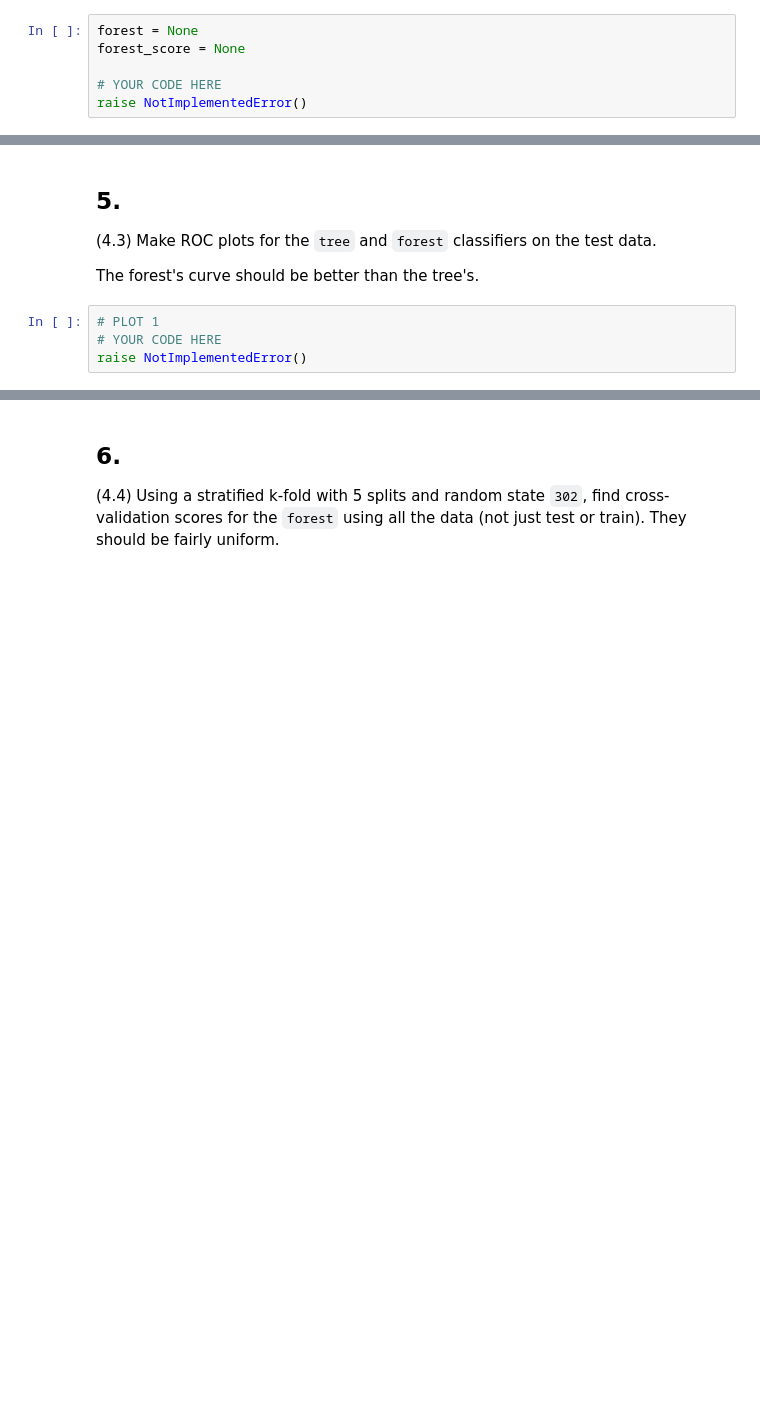
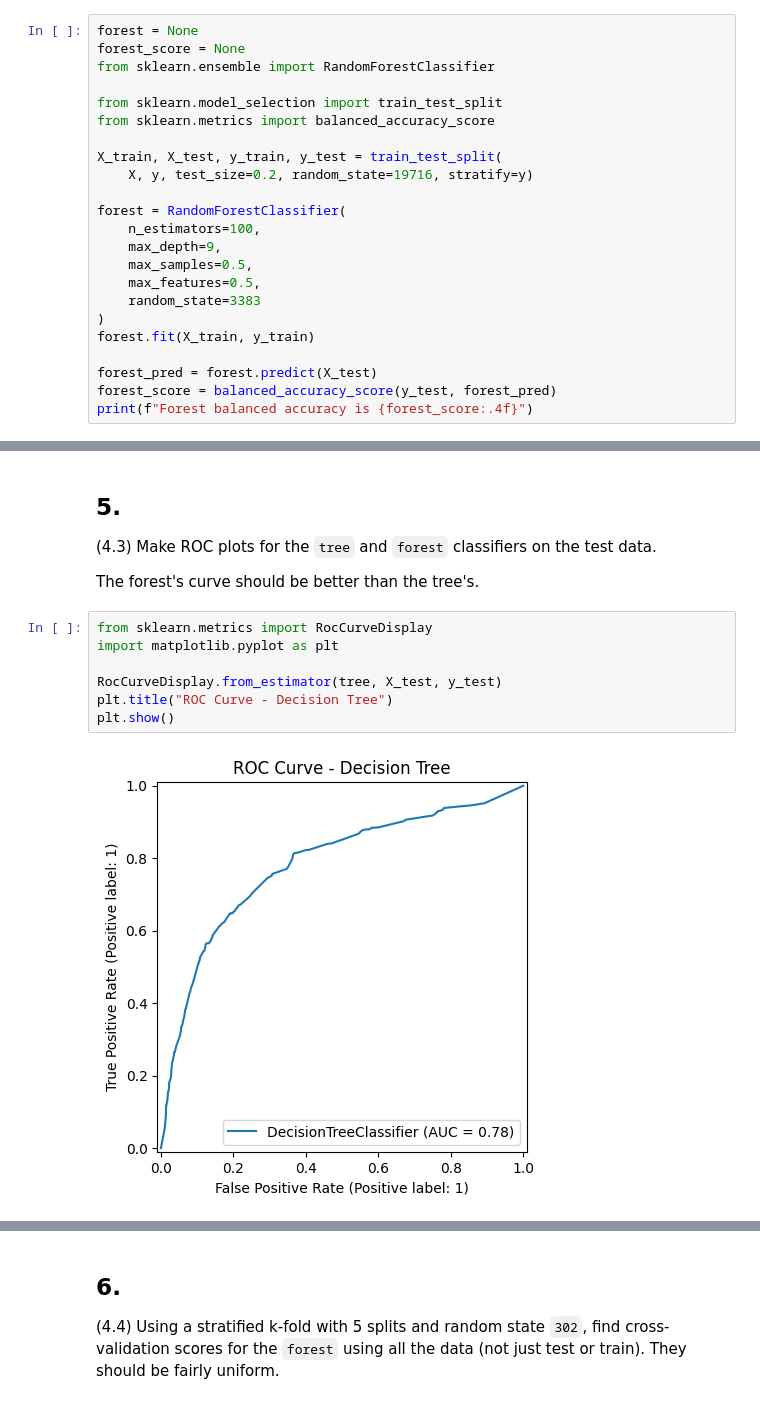
Before and after one commit to Danm2810/dataScience, a Jupyter notebook: Chapter4/H1N1.ipynb, the cells around one changed output, grey strips where cells are left out. Cells and saved outputs as stored; diff of their text form; blank space fills up the shorter version.

```diff
--- a/Chapter4/H1N1.ipynb
+++ b/Chapter4/H1N1.ipynb
@@ -128,6 +122,23 @@ print("OK")
 # %%
 forest = None
 forest_score = None
+from sklearn.ensemble import RandomForestClassifier
 
-# YOUR CODE HERE
-raise NotImplementedError()
+from sklearn.model_selection import train_test_split
+from sklearn.metrics import balanced_accuracy_score
+
+X_train, X_test, y_train, y_test = train_test_split(
+    X, y, test_size=0.2, random_state=19716, stratify=y)
+
+forest = RandomForestClassifier(
+    n_estimators=100,
+    max_depth=9,
+    max_samples=0.5,
+    max_features=0.5,
+    random_state=3383
+)
+forest.fit(X_train, y_train)
+
+forest_pred = forest.predict(X_test)
+forest_score = balanced_accuracy_score(y_test, forest_pred)
+print(f"Forest balanced accuracy is {forest_score:.4f}")
@@ -146,7 +163,12 @@ print("OK")
 
 The forest's curve should be better than the tree's.
 # %%
-# PLOT 1
-# YOUR CODE HERE
-raise NotImplementedError()
+from sklearn.metrics import RocCurveDisplay
+import matplotlib.pyplot as plt
+
+RocCurveDisplay.from_estimator(tree, X_test, y_test)
+plt.title("ROC Curve - Decision Tree")
+plt.show()
+# %% [output]
+[figure, added]
 # %%
```
Also changed, not shown: parts of 14 cells of this notebook, 1 other file.
